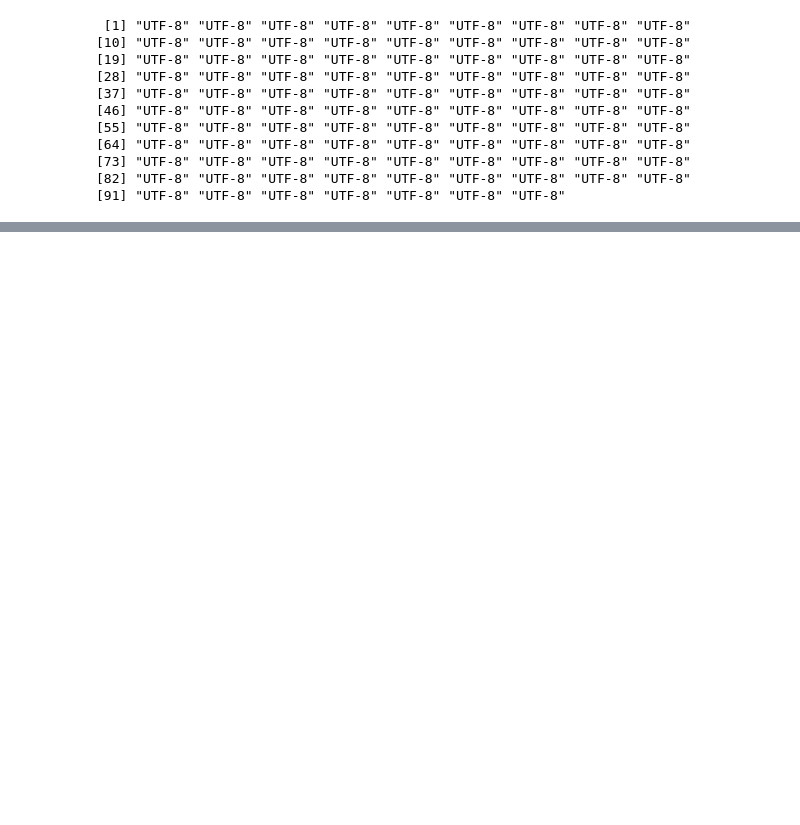
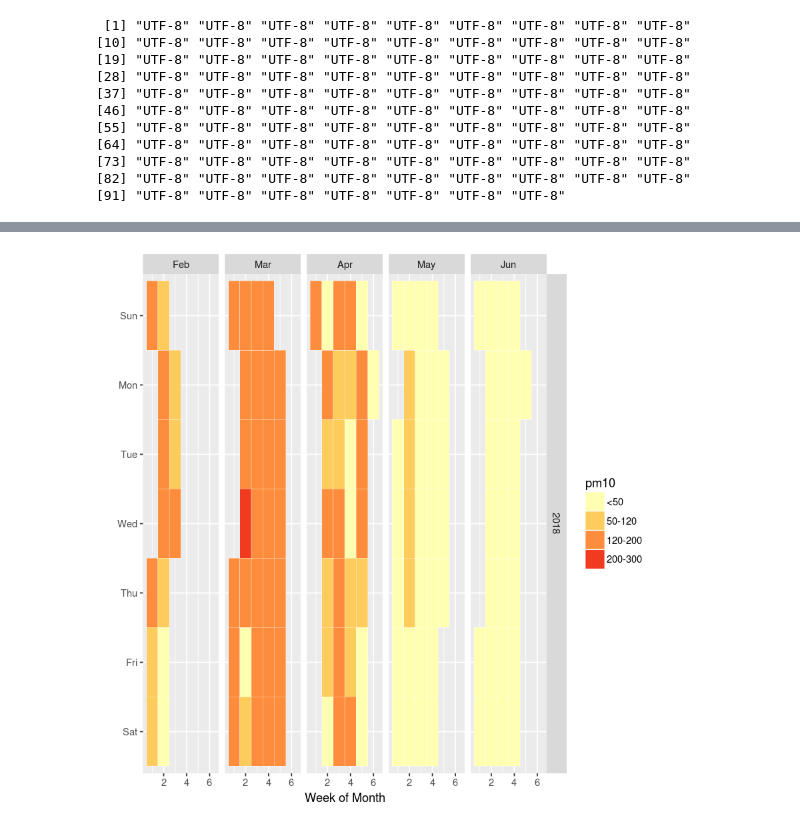
Before and after one commit to Maplub/Jupyter, a Jupyter notebook: Air Quality Explore 2018.ipynb, the cells around one changed output, grey strips where cells are left out. Cells and saved outputs as stored; diff of their text form; code cells hidden in the pictures; blank space fills up the shorter version.

```diff
--- a/Air Quality Explore 2018.ipynb
+++ b/Air Quality Explore 2018.ipynb
@@ -73,0 +129,4 @@ paste(airq$d,sep="-")
+# %%
+ggplot(airqdaily, aes(monthweek,dowf)) + geom_tile(aes(fill = pm10),colour = "white") + scale_fill_manual(values=c("#ffffb2","#fecc5c","#fd8d3c","#f03b20","grey"),labels = c("<50","50-120","120-200","200-300",">300"))+ facet_grid(y~monthf) + xlab("Week of Month") + ylab("")
+# %% [output]
+[figure, added]
```
Also changed, not shown: parts of 21 cells of this notebook.
